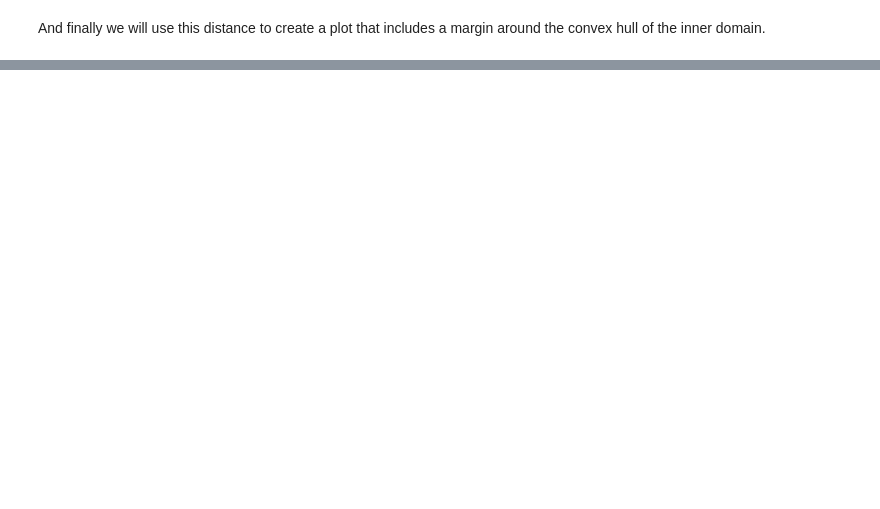
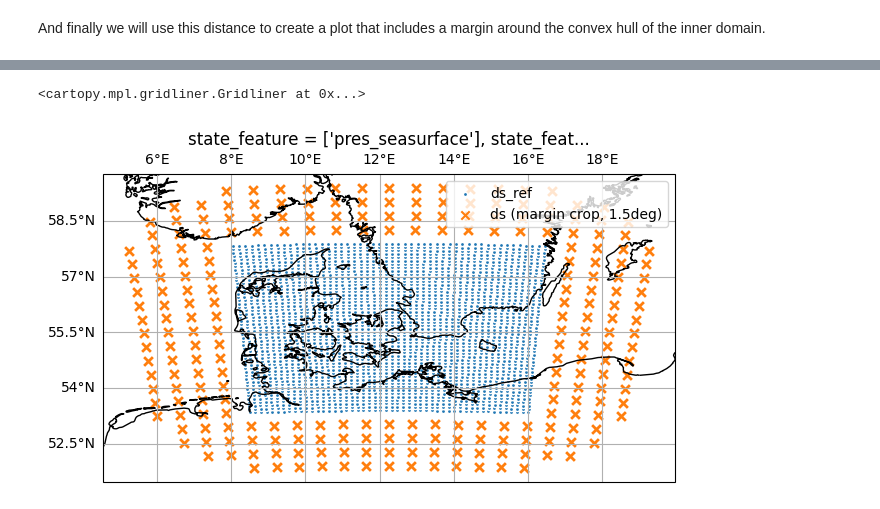
Before and after one commit to mllam/mllam-data-prep, a Jupyter notebook: docs/domain-cropping.ipynb, the cells around one changed output, grey strips where cells are left out. Saved outputs shown, nothing was run; the diff lists cells and outputs as text; code cells hidden in the pictures; blank space fills up the shorter version.

Commit message:
enable inclusion of convex hull interior

```diff
--- a/docs/domain-cropping.ipynb
+++ b/docs/domain-cropping.ipynb
@@ -93,0 +149,15 @@ ax.gridlines(draw_labels=["top", "left"])
+# %%
+max_dist = 1.5 # in degrees
+ds_global_margin_crop_without_interior = cropping.crop_with_convex_hull(
+    ds=ds_global, ds_reference=ds_lam, margin_thickness=max_dist, include_interior=False
+)
+# %%
+fig, ax = plt.subplots(subplot_kw=dict(projection=ccrs.PlateCarree()), figsize=(10, 4))
+xr.plot.scatter(ax=ax, ds=ds_reference, x="lon", y="lat", label="ds_ref", marker=".", transform=ccrs.PlateCarree())
+xr.plot.scatter(ax=ax, ds=ds_global_margin_crop_without_interior, x="lon", y="lat", marker="x", label=f"ds (margin crop, {max_dist}deg)", transform=ccrs.PlateCarree())
+ax.coastlines()
+ax.legend()
+ax.gridlines(draw_labels=["top", "left"])
+# %% [output]
+<cartopy.mpl.gridliner.Gridliner at 0x...>
+[figure, added]
```
Also changed, not shown: parts of 8 cells of this notebook, 2 other files.
